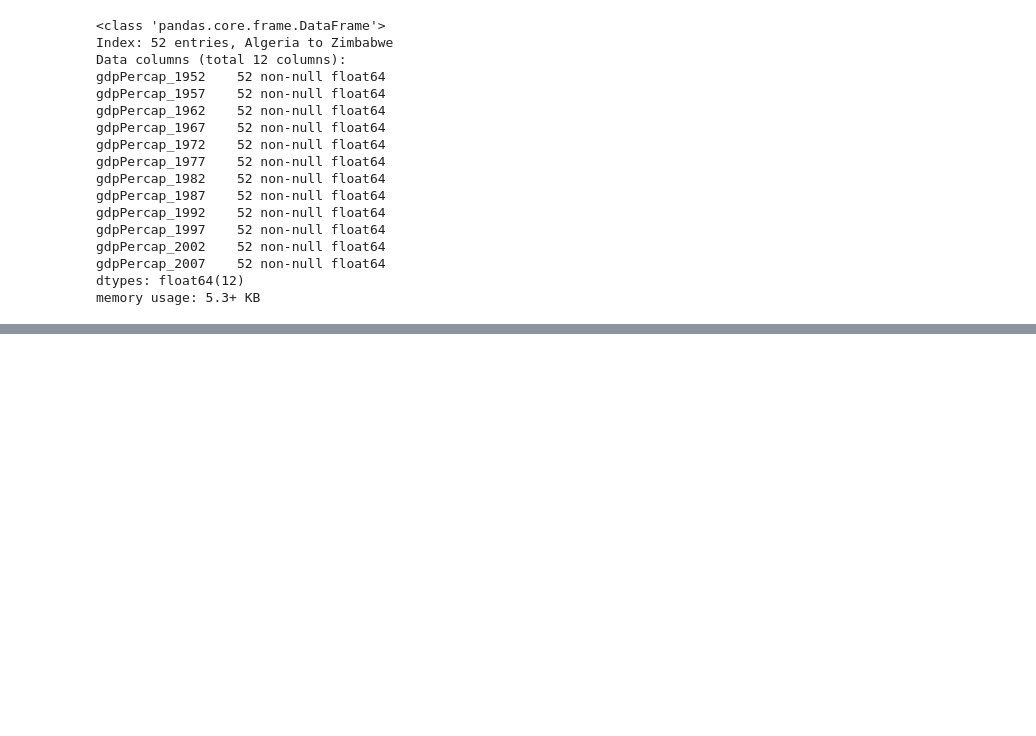
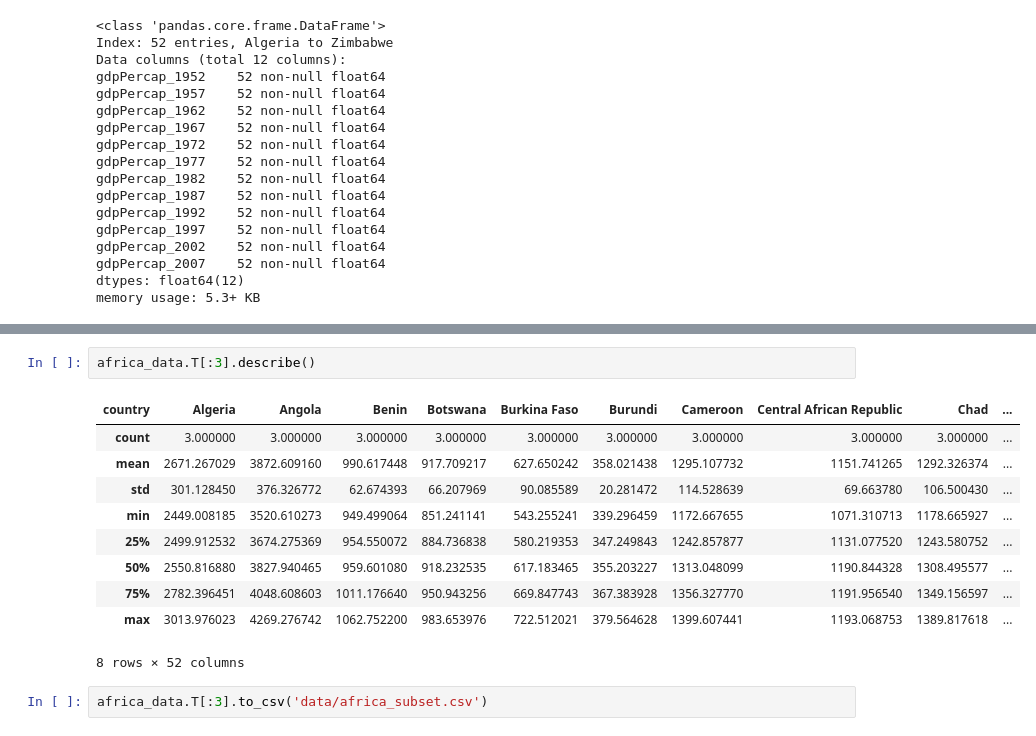
Before and after one commit to pvanheus/2016-10-05-riverclub-python, a Jupyter notebook: Session3.ipynb, the cells around one changed output, grey strips where cells are left out. Drawn from its saved outputs; the diff is of its cells as text; blank space fills up the shorter version.

```diff
--- a/Session3.ipynb
+++ b/Session3.ipynb
@@ -148,0 +165,15 @@ memory usage: 5.3+ KB
+# %%
+africa_data.T[:3].describe()
+# %% [output]
+| country | Algeria | Angola | Benin | Botswana | Burkina Faso | Burundi | Cameroon | Central African Republic | Chad | ... |
+| count | 3.000000 | 3.000000 | 3.000000 | 3.000000 | 3.000000 | 3.000000 | 3.000000 | 3.000000 | 3.000000 | ... |
+| mean | 2671.267029 | 3872.609160 | 990.617448 | 917.709217 | 627.650242 | 358.021438 | 1295.107732 | 1151.741265 | 1292.326374 | ... |
+| std | 301.128450 | 376.326772 | 62.674393 | 66.207969 | 90.085589 | 20.281472 | 114.528639 | 69.663780 | 106.500430 | ... |
+| min | 2449.008185 | 3520.610273 | 949.499064 | 851.241141 | 543.255241 | 339.296459 | 1172.667655 | 1071.310713 | 1178.665927 | ... |
+| 25% | 2499.912532 | 3674.275369 | 954.550072 | 884.736838 | 580.219353 | 347.249843 | 1242.857877 | 1131.077520 | 1243.580752 | ... |
+| 50% | 2550.816880 | 3827.940465 | 959.601080 | 918.232535 | 617.183465 | 355.203227 | 1313.048099 | 1190.844328 | 1308.495577 | ... |
+| 75% | 2782.396451 | 4048.608603 | 1011.176640 | 950.943256 | 669.847743 | 367.383928 | 1356.327770 | 1191.956540 | 1349.156597 | ... |
+| max | 3013.976023 | 4269.276742 | 1062.752200 | 983.653976 | 722.512021 | 379.564628 | 1399.607441 | 1193.068753 | 1389.817618 | ... |
+8 rows × 52 columns
+# %%
+africa_data.T[:3].to_csv('data/africa_subset.csv')
```
Also changed, not shown: parts of 2 cells of this notebook.
